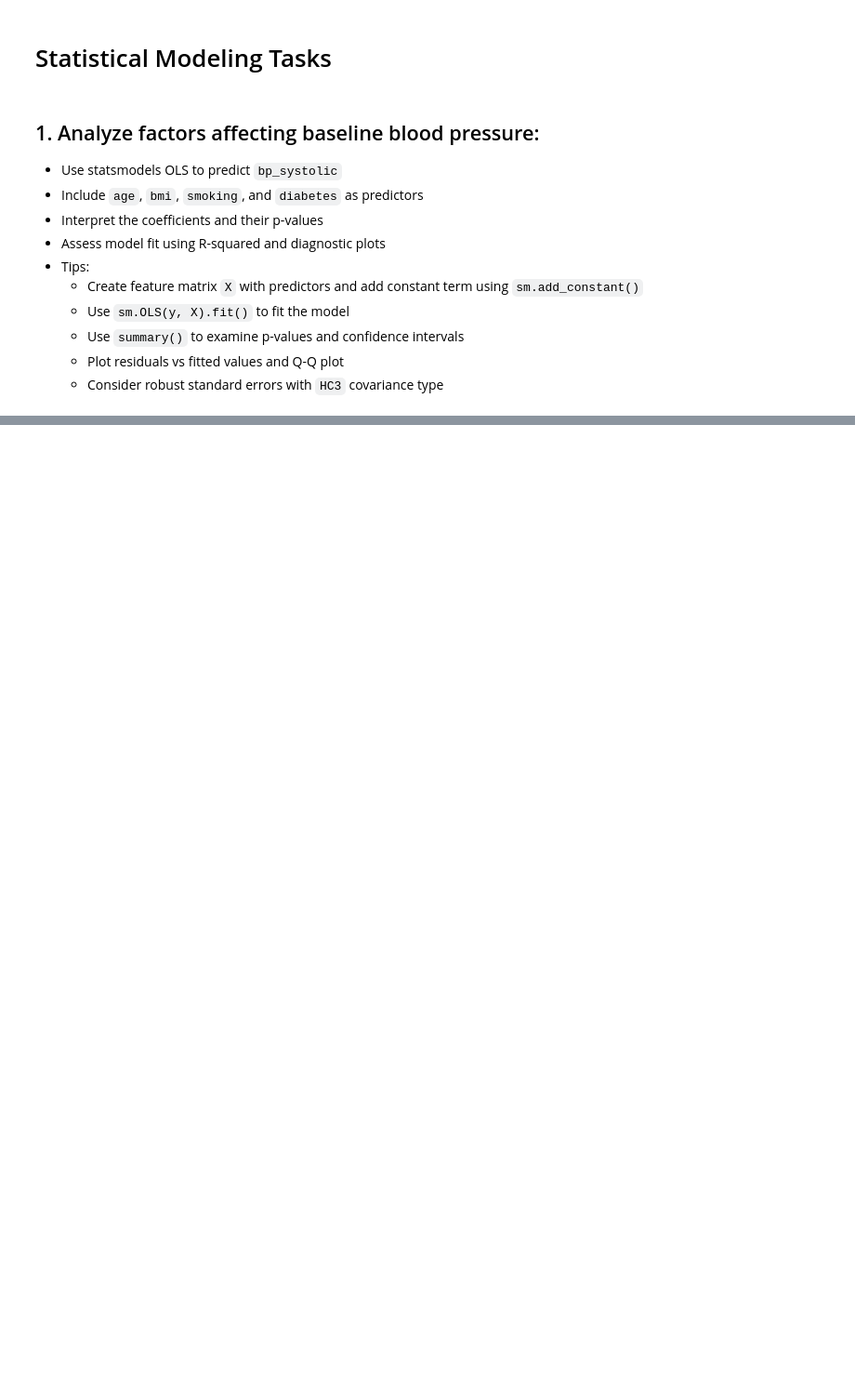
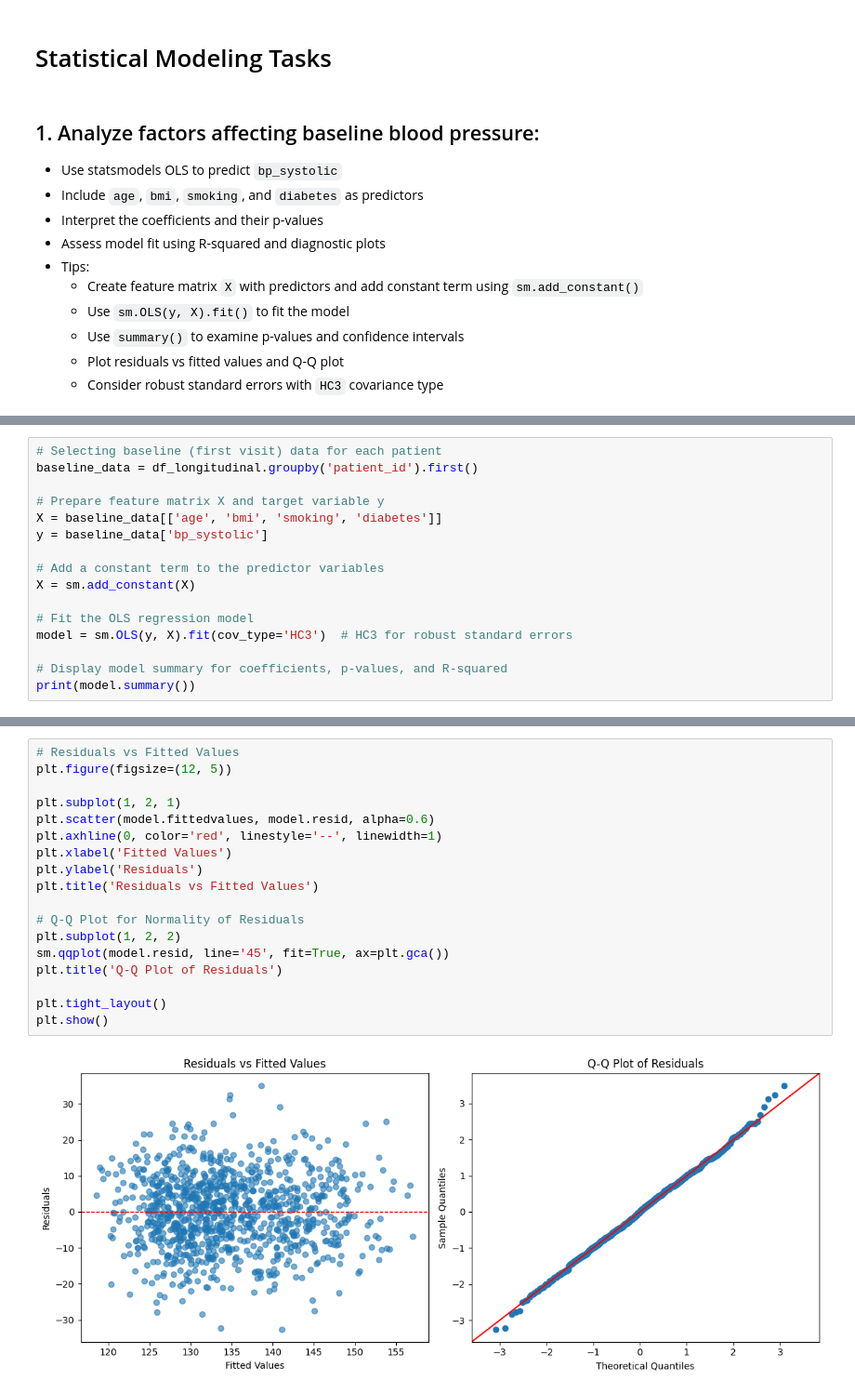
Before and after one commit to UCSF-DataSci/08-time-stats-and-ml-irisk2050, a Jupyter notebook: modeling.ipynb, the cells around one changed output, grey strips where cells are left out. Shown: that part at 93% size. Cells and saved outputs as stored; diff of their text form; blank space fills up the shorter version.

```diff
--- a/modeling.ipynb
+++ b/modeling.ipynb
@@ -154,0 +171,16 @@ plt.show()
+# %%
+# Selecting baseline (first visit) data for each patient
+baseline_data = df_longitudinal.groupby('patient_id').first()
+
+# Prepare feature matrix X and target variable y
+X = baseline_data[['age', 'bmi', 'smoking', 'diabetes']]
+y = baseline_data['bp_systolic']
+
+# Add a constant term to the predictor variables
+X = sm.add_constant(X)
+
+# Fit the OLS regression model
+model = sm.OLS(y, X).fit(cov_type='HC3')  # HC3 for robust standard errors
+
+# Display model summary for coefficients, p-values, and R-squared
+print(model.summary())
@@ -154,0 +205,20 @@ plt.show()
+# %%
+# Residuals vs Fitted Values
+plt.figure(figsize=(12, 5))
+
+plt.subplot(1, 2, 1)
+plt.scatter(model.fittedvalues, model.resid, alpha=0.6)
+plt.axhline(0, color='red', linestyle='--', linewidth=1)
+plt.xlabel('Fitted Values')
+plt.ylabel('Residuals')
+plt.title('Residuals vs Fitted Values')
+
+# Q-Q Plot for Normality of Residuals
+plt.subplot(1, 2, 2)
+sm.qqplot(model.resid, line='45', fit=True, ax=plt.gca())
+plt.title('Q-Q Plot of Residuals')
+
+plt.tight_layout()
+plt.show()
+# %% [output]
+[figure, added]
```
Also changed, not shown: parts of 10 cells of this notebook.
